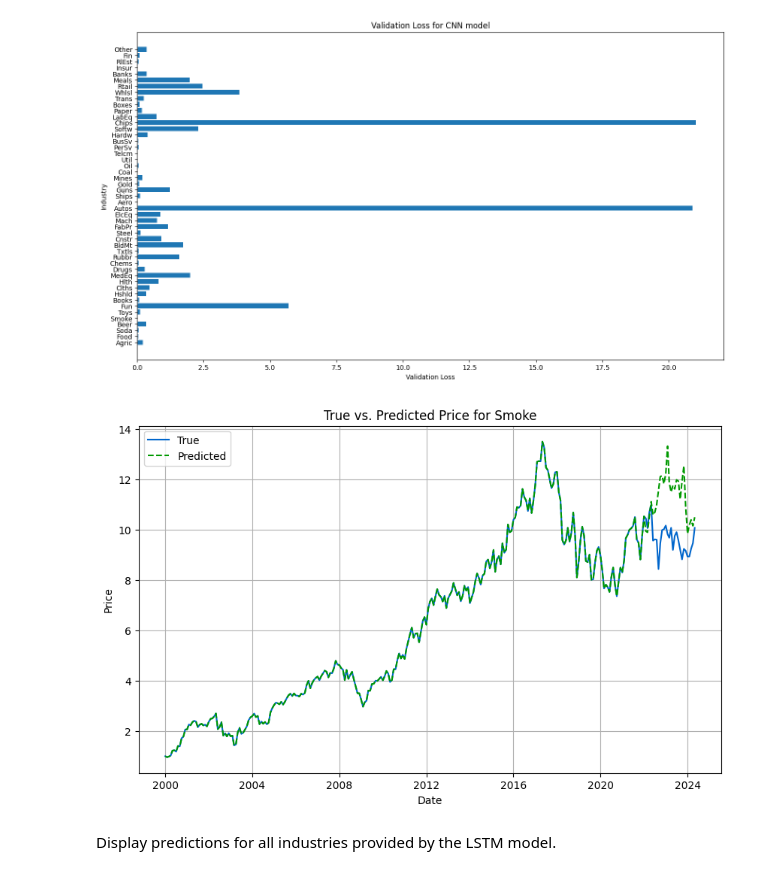
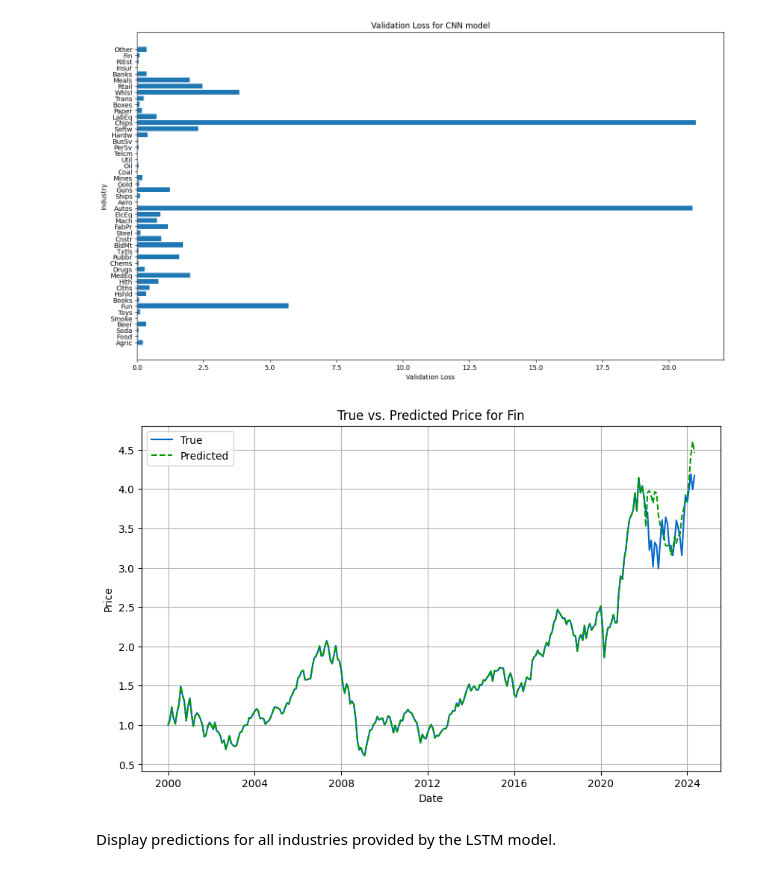
Before and after one commit to florspag/imperial-capstone-project, a Jupyter notebook: capstone-project-fs.ipynb, the cells around one changed output. Saved outputs shown, nothing was run; the diff lists cells and outputs as text; code cells hidden in the pictures.

```diff
--- a/capstone-project-fs.ipynb
+++ b/capstone-project-fs.ipynb
@@ -674,9 +674,9 @@ display_model_perf(cnn_model_perf, 'CNN' ,'Validation Loss')
 # %%
 df_cnn_returns, df_cnn_prices = merge_pred_returns_and_prices(df_prices, cnn_pred_prices)
 # %%
-plot_prediction(actual_prices=df_prices, price_predictions=df_cnn_prices,  industry_name='Smoke')
+plot_prediction(actual_prices=df_prices, price_predictions=df_cnn_prices,  industry_name='Fin')
 # %% [output]
-[figure, old version]
+[figure, new version]
 # %% [markdown]
 Display predictions for all industries provided by the LSTM model.
 # %%
```
Also changed, not shown: parts of 15 cells of this notebook, 9 other files.
